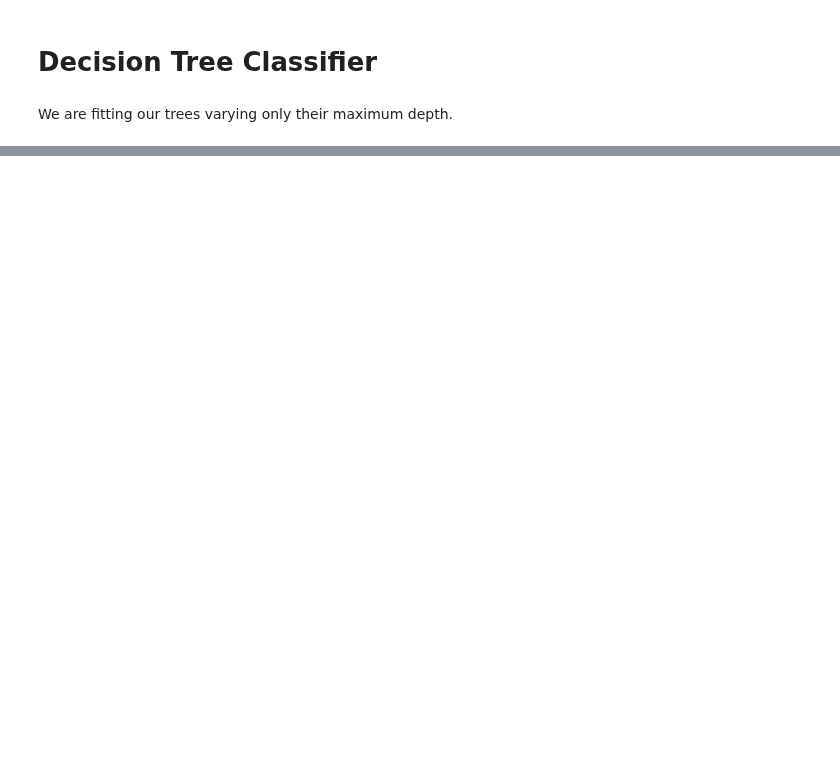
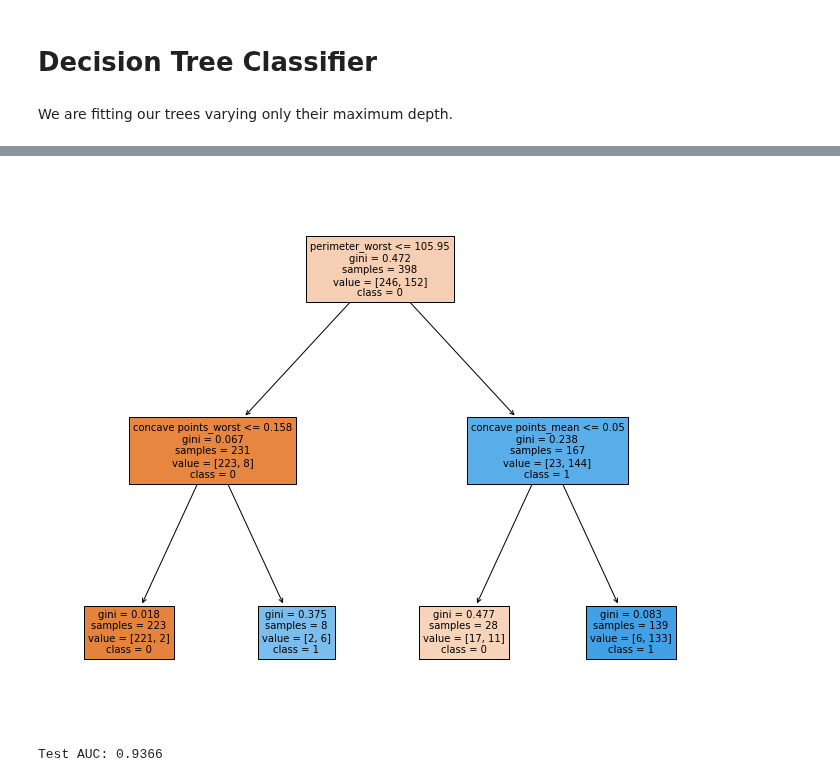
Before and after one commit to mgp165/TFG, a Jupyter notebook: notebooks/models/breast_cancer/decision_tree.ipynb, the cells around one changed output, grey strips where cells are left out. Cells and saved outputs as stored; diff of their text form; code cells hidden in the pictures; blank space fills up the shorter version.

```diff
--- a/notebooks/models/breast_cancer/decision_tree.ipynb
+++ b/notebooks/models/breast_cancer/decision_tree.ipynb
@@ -44,0 +50,6 @@ Trees of maximum depth 4 and above are way overfitted. Also the one with maximum
+# %%
+plt.figure(figsize=(12, 10))
+plot_tree(models_list[1], filled=True, feature_names=X_train.columns, class_names=['0', '1'])
+plt.show()
+# %% [output]
+[figure, added]
@@ -44,0 +68,6 @@ Trees of maximum depth 4 and above are way overfitted. Also the one with maximum
+# %%
+test_pred = model.predict_proba(X_test)[:, 1]
+auc = roc_auc_score(y_test, test_pred)
+print('Test AUC:', round(auc, 4))
+# %% [output]
+Test AUC: 0.9366
```
Also changed, not shown: parts of 15 cells of this notebook, 1 other file.
